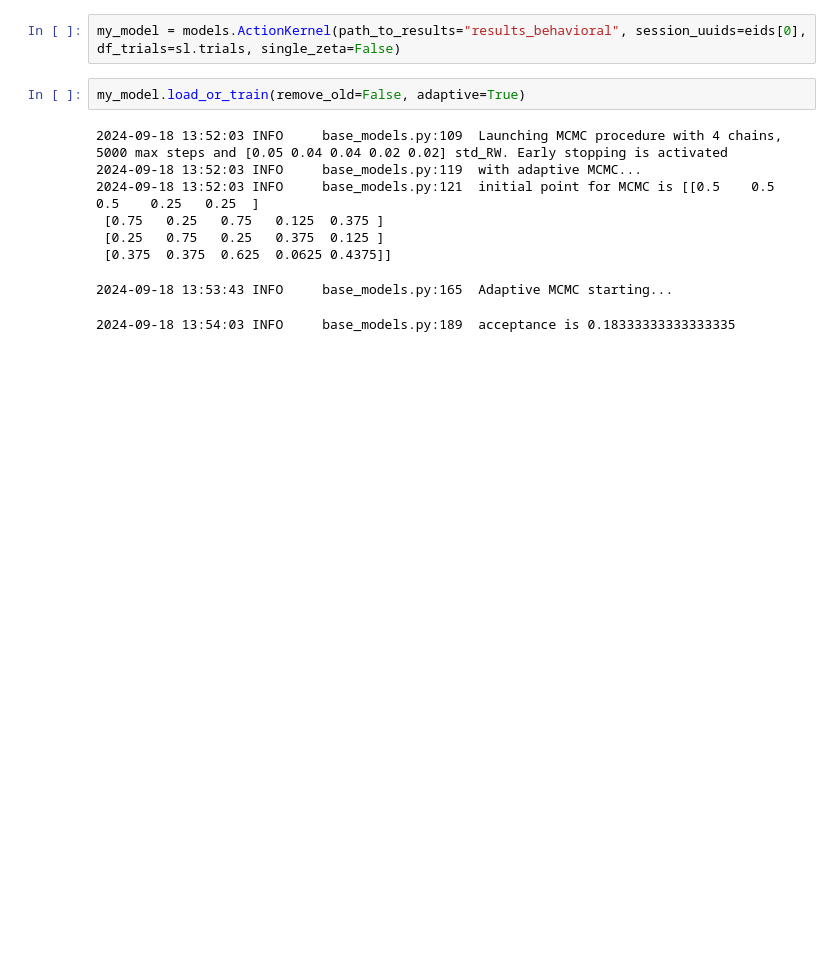
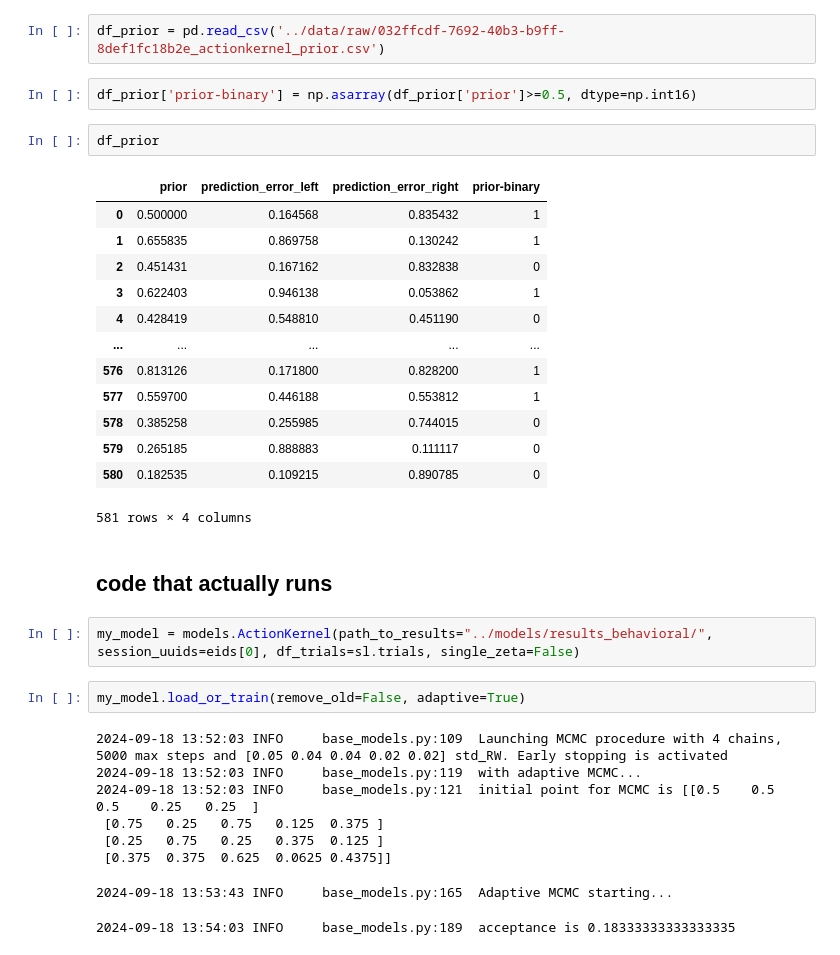
Before and after one commit to debottamKundu/ibl-partial-info-decomp, a Jupyter notebook: notebooks/4.2_behavioral_models.ipynb, the cells around one changed output. Saved outputs shown, nothing was run; the diff lists cells and outputs as text; blank space fills up the shorter version.

```diff
--- a/notebooks/4.2_behavioral_models.ipynb
+++ b/notebooks/4.2_behavioral_models.ipynb
@@ -13,5 +31,27 @@ sl.load_trials()
+# %%
+df_prior = pd.read_csv('../data/raw/032ffcdf-7692-40b3-b9ff-8def1fc18b2e_actionkernel_prior.csv')
+# %%
+df_prior['prior-binary'] = np.asarray(df_prior['prior']>=0.5, dtype=np.int16)
+# %%
+df_prior
+# %% [output]
+|  | prior | prediction_error_left | prediction_error_right | prior-binary |
+| 0 | 0.500000 | 0.164568 | 0.835432 | 1 |
+| 1 | 0.655835 | 0.869758 | 0.130242 | 1 |
+| 2 | 0.451431 | 0.167162 | 0.832838 | 0 |
+| 3 | 0.622403 | 0.946138 | 0.053862 | 1 |
+| 4 | 0.428419 | 0.548810 | 0.451190 | 0 |
+| ... | ... | ... | ... | ... |
+| 576 | 0.813126 | 0.171800 | 0.828200 | 1 |
+| 577 | 0.559700 | 0.446188 | 0.553812 | 1 |
+| 578 | 0.385258 | 0.255985 | 0.744015 | 0 |
+| 579 | 0.265185 | 0.888883 | 0.111117 | 0 |
+| 580 | 0.182535 | 0.109215 | 0.890785 | 0 |
+581 rows × 4 columns
+# %% [markdown]
+## code that actually runs
 # %%
-my_model = models.ActionKernel(path_to_results="results_behavioral", session_uuids=eids[0], df_trials=sl.trials, single_zeta=False)
+my_model = models.ActionKernel(path_to_results="../models/results_behavioral/", session_uuids=eids[0], df_trials=sl.trials, single_zeta=False)
 # %%
 my_model.load_or_train(remove_old=False, adaptive=True)
 # %% [output]
```
Also changed, not shown: parts of 8 cells of this notebook, 15 other files.
